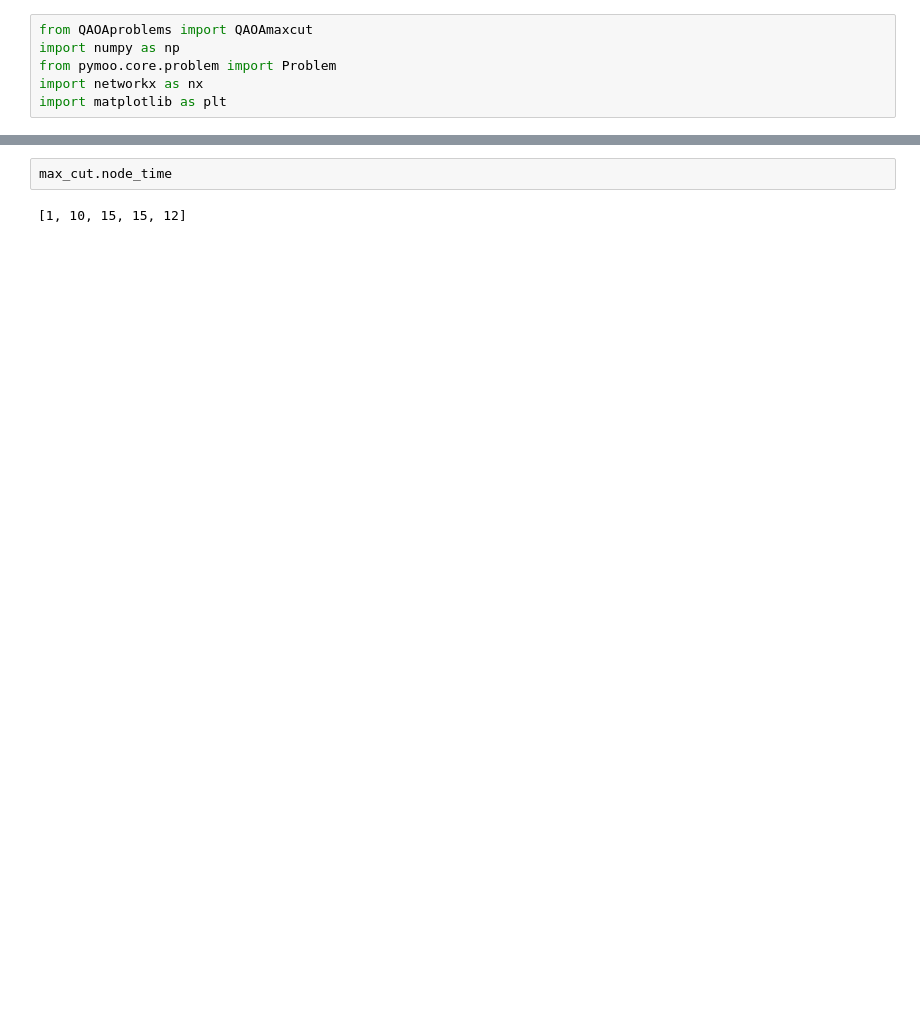
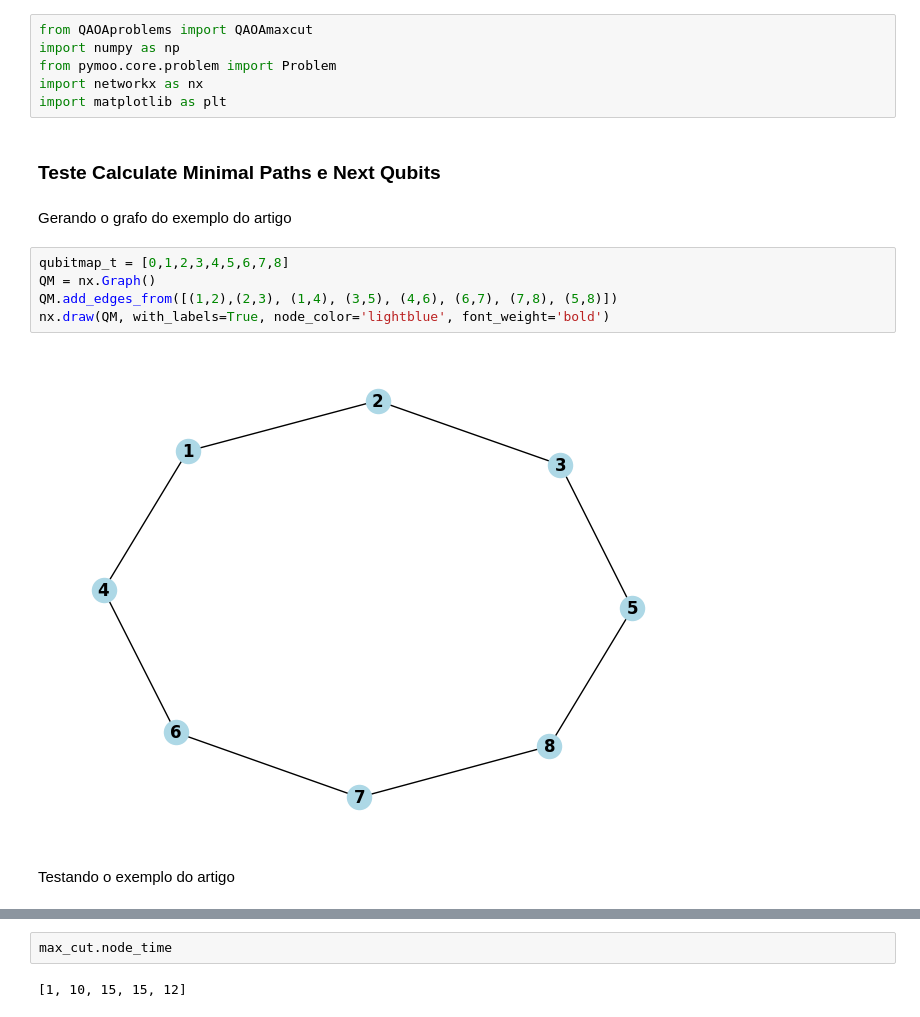
Before and after one commit to thiagom123/qbitmap, a Jupyter notebook: testDecoding.ipynb, the cells around one changed output, grey strips where cells are left out. Saved outputs shown, nothing was run; the diff lists cells and outputs as text; blank space fills up the shorter version.

Commit message:
Testes e debug decoding

```diff
--- a/testDecoding.ipynb
+++ b/testDecoding.ipynb
@@ -4,3 +4,16 @@ import numpy as np
 from pymoo.core.problem import Problem
 import networkx as nx
 import matplotlib as plt
+# %% [markdown]
+### Teste Calculate Minimal Paths e Next Qubits
+# %% [markdown]
+Gerando o grafo do exemplo do artigo
+# %%
+qubitmap_t = [0,1,2,3,4,5,6,7,8]
+QM = nx.Graph()
+QM.add_edges_from([(1,2),(2,3), (1,4), (3,5), (4,6), (6,7), (7,8), (5,8)])
+nx.draw(QM, with_labels=True, node_color='lightblue', font_weight='bold')
+# %% [output]
+[figure, added]
+# %% [markdown]
+Testando o exemplo do artigo
```
Also changed, not shown: parts of 15 cells of this notebook, 1 other file.
